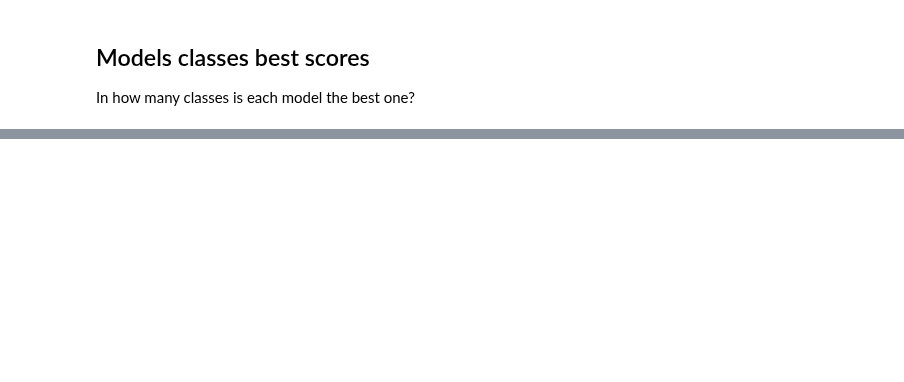
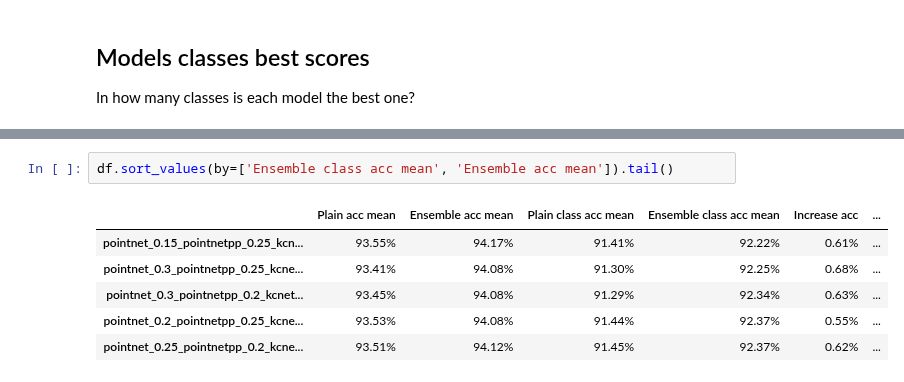
Before and after one commit to dkoguciuk/ensemble_learning_for_point_clouds, a Jupyter notebook: analysis.ipynb, the cells around one changed output, grey strips where cells are left out. Saved outputs shown, nothing was run; the diff lists cells and outputs as text; blank space fills up the shorter version.

```diff
--- a/analysis.ipynb
+++ b/analysis.ipynb
@@ -343,0 +416,9 @@ plt.bar(ind, diff_down, color='r', bottom=base, tick_label=BASE_MODELS)
+# %%
+df.sort_values(by=['Ensemble class acc mean', 'Ensemble acc mean']).tail()
+# %% [output]
+|  | Plain acc mean | Ensemble acc mean | Plain class acc mean | Ensemble class acc mean | Increase acc | ... |
+| pointnet_0.15_pointnetpp_0.25_kcn... | 93.55% | 94.17% | 91.41% | 92.22% | 0.61% | ... |
+| pointnet_0.3_pointnetpp_0.25_kcne... | 93.41% | 94.08% | 91.30% | 92.25% | 0.68% | ... |
+| pointnet_0.3_pointnetpp_0.2_kcnet... | 93.45% | 94.08% | 91.29% | 92.34% | 0.63% | ... |
+| pointnet_0.2_pointnetpp_0.25_kcne... | 93.53% | 94.08% | 91.44% | 92.37% | 0.55% | ... |
+| pointnet_0.25_pointnetpp_0.2_kcne... | 93.51% | 94.12% | 91.45% | 92.37% | 0.62% | ... |
```
Also changed, not shown: parts of 13 cells of this notebook, 3 other files.
